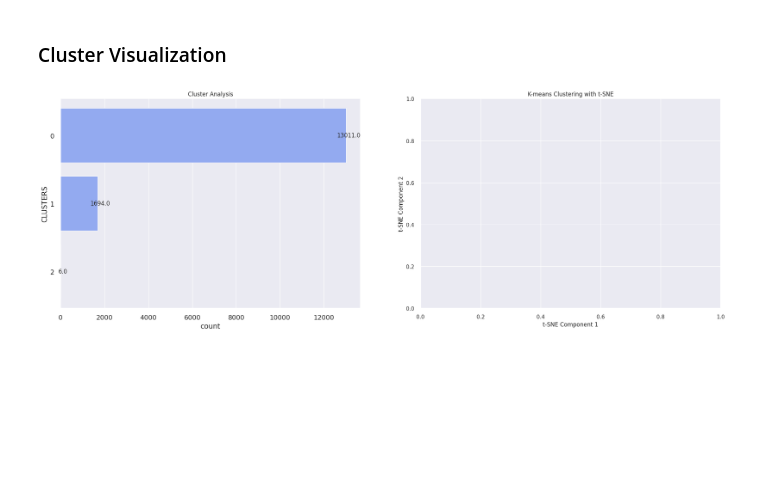
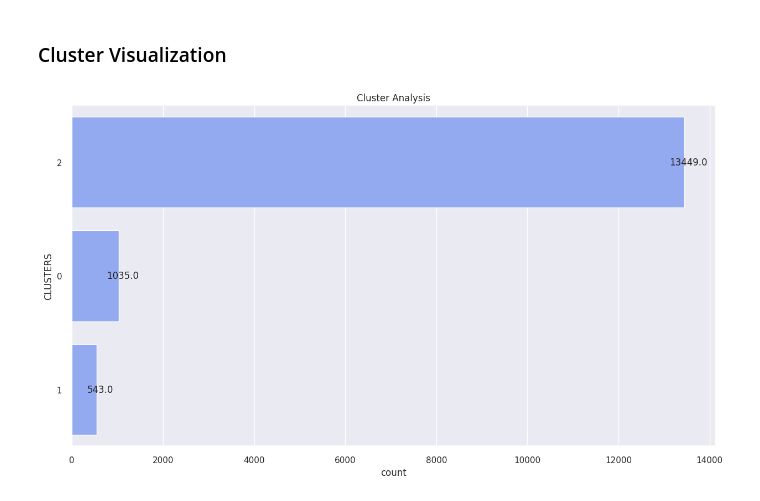
Before and after one commit to fatimagulomova/iu-projects, a Jupyter notebook: DLBDSMLUSL/task-2-policy-equity.ipynb, the cells around one changed output. Saved outputs shown, nothing was run; the diff lists cells and outputs as text; code cells hidden in the pictures; blank space fills up the shorter version.

```diff
--- a/DLBDSMLUSL/task-2-policy-equity.ipynb
+++ b/DLBDSMLUSL/task-2-policy-equity.ipynb
@@ -138,6 +141,12 @@ dtype: int64
 for feature in df.columns:
     if df[feature].isnull().sum() > 4000:
         df.drop([feature], axis=1, inplace=True)
+
+# dropping columns where the unique values were more than 1000
+for feature in df.columns:
+    if feature != 'LOCATION_FULL_STREET_ADDRESS_OR_INTERSECTION' and feature != 'INCIDENT_DATE':
+        if len(df[feature].unique()) > 800:
+            df.drop([feature], axis=1, inplace=True)
 # %%
 df.head()
 # %% [output]
@@ -173,9 +159,3 @@ Number of unique values in LOCATION_STREET_NUMBER column: 2230
-# %%
-# dropping columns where the unique values were more than 1000
-for feature in df.columns:
-    if feature != 'LOCATION_FULL_STREET_ADDRESS_OR_INTERSECTION' and feature != 'INCIDENT_DATE':
-        if len(df[feature].unique()) > 1000:
-            df.drop([feature], axis=1, inplace=True)
 # %%
 print(f"The empty row in the data: \n{df.isnull().sum()}")
 # %% [output]
@@ -214,6 +194,6 @@ df.head()
 # %%
-df.drop([ 'UNKNOWN_FIELD_TYPE.1', 'UNKNOWN_FIELD_TYPE', 'DISPOSITION', 'OFFICER_RACE',
-        'LOCATION_DISTRICT.1','OFFICER_SUPERVISOR', 'OFFICER_ASSIGNMENT', 'OFFICER_RACE'], axis=1, inplace=True)
+# df.drop([ 'UNKNOWN_FIELD_TYPE.1', 'UNKNOWN_FIELD_TYPE', 'LOCATION_DISTRICT.1',
+#          'OFFICER_ASSIGNMENT', 'DISPOSITION', 'OFFICER_SUPERVISOR', 'OFFICER_RACE'], axis=1, inplace=True)
 # %%
 df.shape
 # %% [output]
@@ -776,7 +784,7 @@ plt.show()
 # Step 3: Dimensionality Reduction
 # %%
 # 81% percent
-mca = MCA(n_components=950, n_iter=50, copy=True, check_input=True, random_state=42, one_hot=True)
+mca = MCA(n_components=1150, n_iter=50, copy=True, check_input=True, random_state=42, one_hot=True)
 mca_results = mca.fit(encoded_df)
 # %%
 mca_results.eigenvalues_summary
@@ -891,40 +899,25 @@ df['CLUSTERS'] = kmeans.labels_
 # %%
 data = [len(df[df['CLUSTERS'] == feature]) for feature in df['CLUSTERS'].value_counts().index]
 clusters = df['CLUSTERS'].unique()
 labels = [f'CLUSTER: {clusters[i]}' for i in range(len(clusters))]
 
-plt.figure(figsize=(25, 8))
-plt.subplot(1, 2, 1)
+plt.figure(figsize=(15, 8))
 sns.set(font_scale=1)
 ax = sns.countplot(y='CLUSTERS', data=df, order=clusters, color='#83A2FF')
 
 # Display counts on top of bars
 for p in ax.patches:
     ax.annotate(format(p.get_width()),
                 (p.get_x() + p.get_width(), p.get_y() + p.get_height() / 2),
                 ha='center', va='center',
                 xytext=(5, 0),
                 textcoords='offset points')
 
 plt.title('Cluster Analysis')
 plt.ylabel('CLUSTERS')
-
-# Visualization of kmeans with TSNE
-tsne = TSNE(n_components=2, random_state=0)
-tsne_results = tsne.fit_transform(mca_data)
-
-for i in range(optimal_k):
-    plt.scatter(tsne_results[labels == i][:, 0],
-                tsne_results[labels == i][:, 1], label=f'Cluster {i + 1}')
-
-plt.subplot(1, 2, 2)
-plt.xlabel('t-SNE Component 1')
-plt.ylabel('t-SNE Component 2')
-plt.title('K-means Clustering with t-SNE')
-plt.legend(loc ='best')
 plt.show()
 # %% [output]
-[figure, old version]
+[figure, new version]
 # %%
 def cluster_profile(df):
     profiles = {}
```
Also changed, not shown: parts of 37 cells of this notebook.
